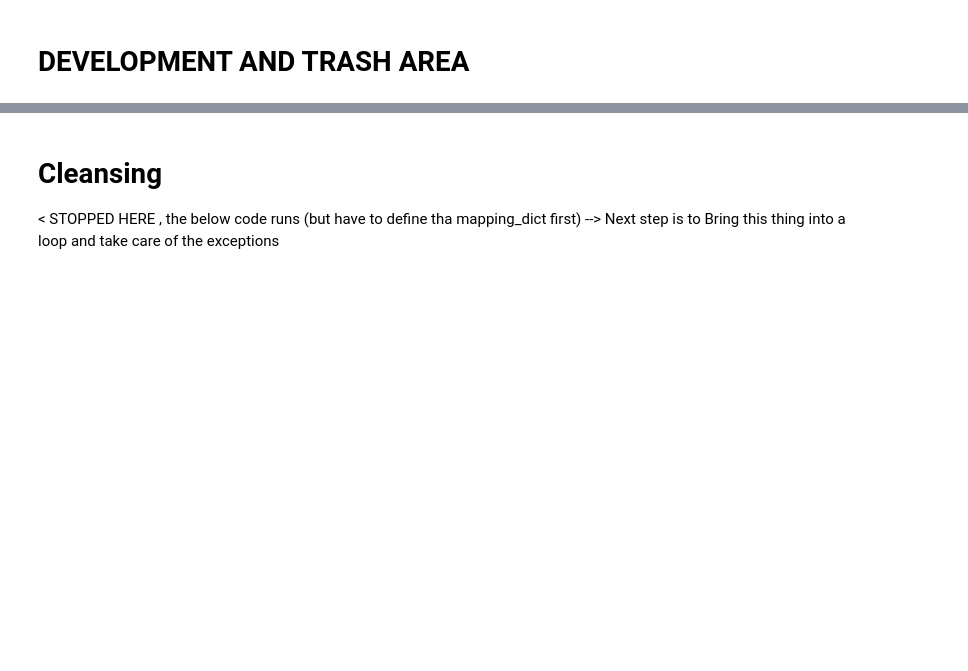
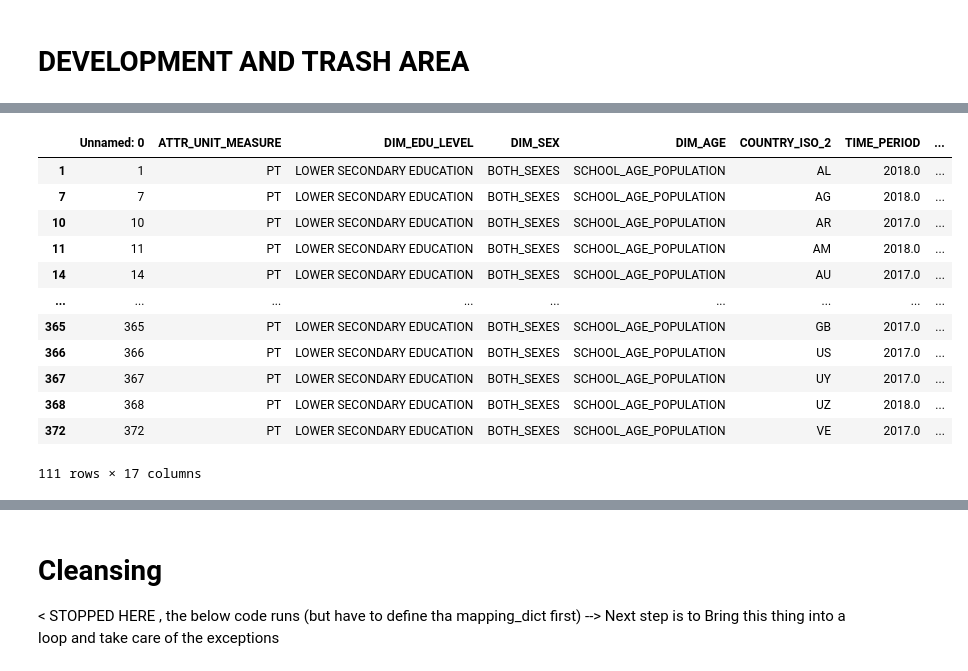
Before and after one commit to m-g-d-c/crba-etl, a Jupyter notebook: main_refactor.ipynb, the cells around one changed output, grey strips where cells are left out. Saved outputs shown, nothing was run; the diff lists cells and outputs as text; code cells hidden in the pictures; blank space fills up the shorter version.

```diff
--- a/main_refactor.ipynb
+++ b/main_refactor.ipynb
@@ -414,0 +806,25 @@ combined_cleansed_csv.to_csv(
+# %%
+# s55_cleansed.DIM_SEX.unique()
+
+# s55_cleansed.DIM_AGE.unique()
+
+# s55_cleansed[(s55_cleansed.DIM_EDU_LEVEL == "LOWER SECONDARY EDUCATION") &
+    #  (s55_cleansed.DIM_AGE == "SCHOOL_AGE_POPULATION") &
+    # (s55_cleansed.DIM_SEX == "BOTH_SEXES")
+# ]
+
+s55_cleansed
+# %% [output]
+|  | Unnamed: 0 | ATTR_UNIT_MEASURE | DIM_EDU_LEVEL | DIM_SEX | DIM_AGE | COUNTRY_ISO_2 | TIME_PERIOD | ... |
+| 1 | 1 | PT | LOWER SECONDARY EDUCATION | BOTH_SEXES | SCHOOL_AGE_POPULATION | AL | 2018.0 | ... |
+| 7 | 7 | PT | LOWER SECONDARY EDUCATION | BOTH_SEXES | SCHOOL_AGE_POPULATION | AG | 2018.0 | ... |
+| 10 | 10 | PT | LOWER SECONDARY EDUCATION | BOTH_SEXES | SCHOOL_AGE_POPULATION | AR | 2017.0 | ... |
+| 11 | 11 | PT | LOWER SECONDARY EDUCATION | BOTH_SEXES | SCHOOL_AGE_POPULATION | AM | 2018.0 | ... |
+| 14 | 14 | PT | LOWER SECONDARY EDUCATION | BOTH_SEXES | SCHOOL_AGE_POPULATION | AU | 2017.0 | ... |
+| ... | ... | ... | ... | ... | ... | ... | ... | ... |
+| 365 | 365 | PT | LOWER SECONDARY EDUCATION | BOTH_SEXES | SCHOOL_AGE_POPULATION | GB | 2017.0 | ... |
+| 366 | 366 | PT | LOWER SECONDARY EDUCATION | BOTH_SEXES | SCHOOL_AGE_POPULATION | US | 2017.0 | ... |
+| 367 | 367 | PT | LOWER SECONDARY EDUCATION | BOTH_SEXES | SCHOOL_AGE_POPULATION | UY | 2017.0 | ... |
+| 368 | 368 | PT | LOWER SECONDARY EDUCATION | BOTH_SEXES | SCHOOL_AGE_POPULATION | UZ | 2018.0 | ... |
+| 372 | 372 | PT | LOWER SECONDARY EDUCATION | BOTH_SEXES | SCHOOL_AGE_POPULATION | VE | 2017.0 | ... |
+111 rows × 17 columns
```
Also changed, not shown: parts of 14 cells of this notebook, 4 other files.
